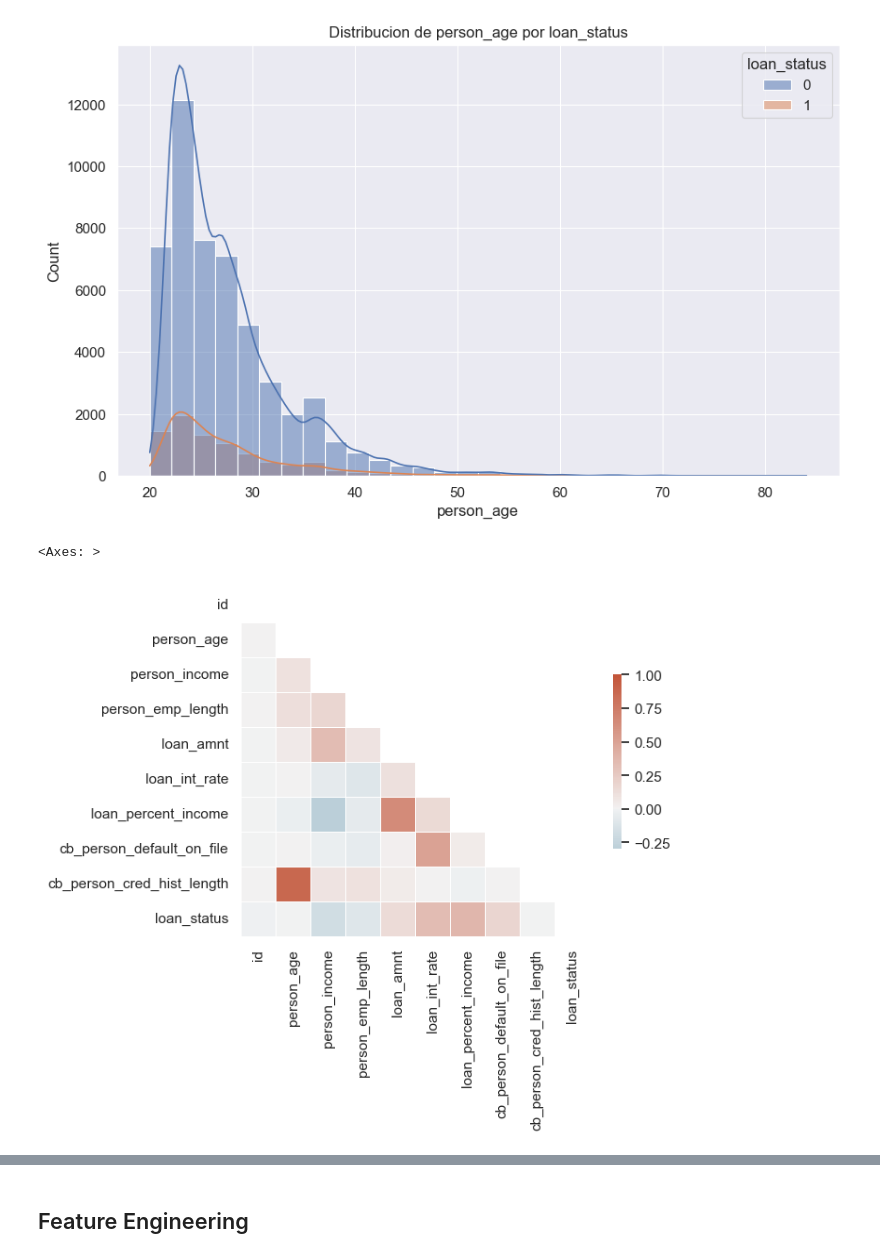
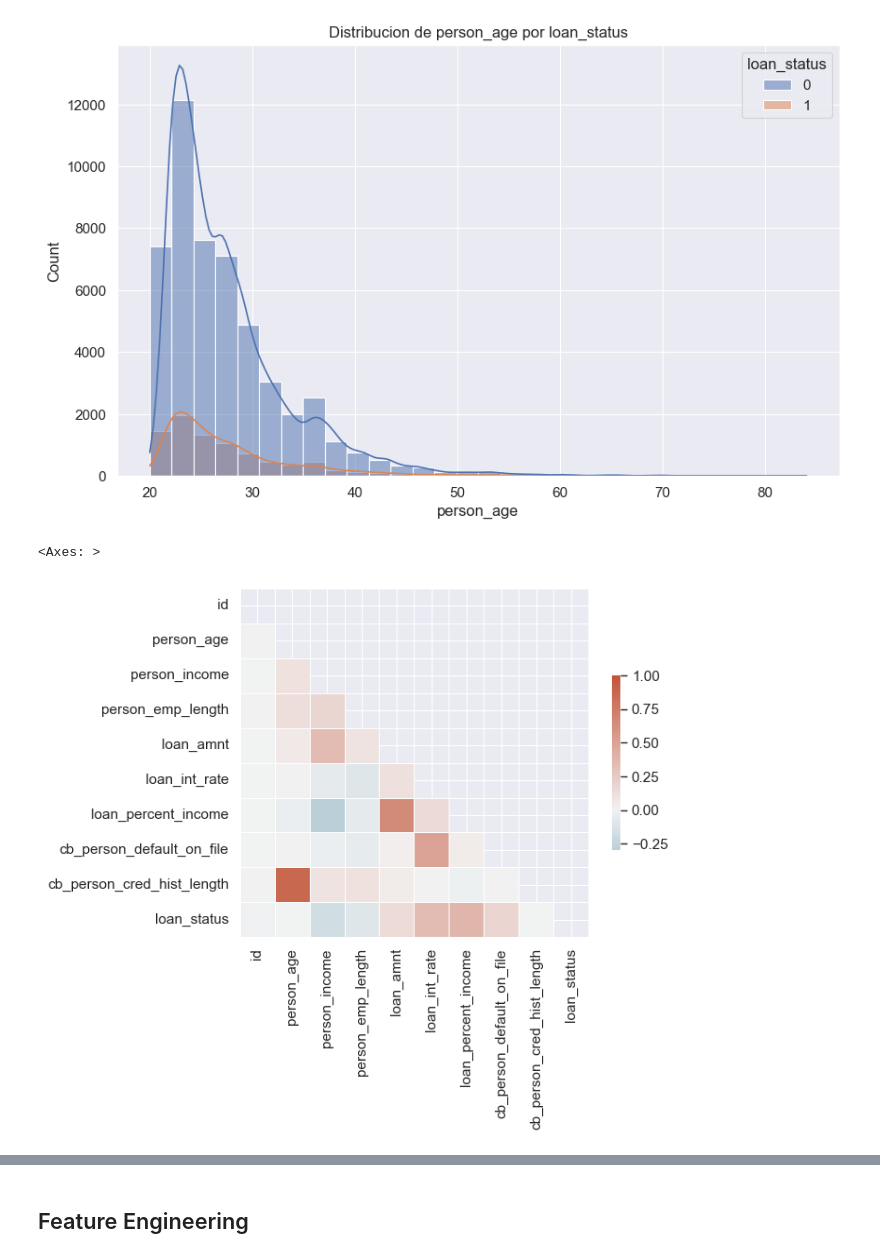
Before and after one commit to Pericsen/loan-approval-prediction, a Jupyter notebook: EDA.ipynb, the cells around one changed output, grey strips where cells are left out. Drawn from its saved outputs; the diff is of its cells as text; code cells hidden in the pictures.

```diff
--- a/EDA.ipynb
+++ b/EDA.ipynb
@@ -96,18 +116,16 @@ plt.title('Distribucion de person_age por loan_status')
 Text(0.5, 1.0, 'Distribucion de person_age por loan_status')
 [figure]
 # %%
-sns.set_theme(style='white')
-
 df_num = train.select_dtypes(include=['number'])
 
 corr = df_num.corr()
 mask = np.triu(np.ones_like(corr, dtype=bool))
 cmap = sns.diverging_palette(230, 20, as_cmap=True)
 sns.heatmap(corr, mask=mask, cmap=cmap, vmax=1, center=0,
             square=True, linewidths=.5, cbar_kws={"shrink": .5})
 # %% [output]
 <Axes: >
-[figure, old version]
+[figure, new version]
 # %%
 def create_bivariate_plots_numerical(df, target_column):
 
```
Also changed, not shown: parts of 5 cells of this notebook, 12 other files.
